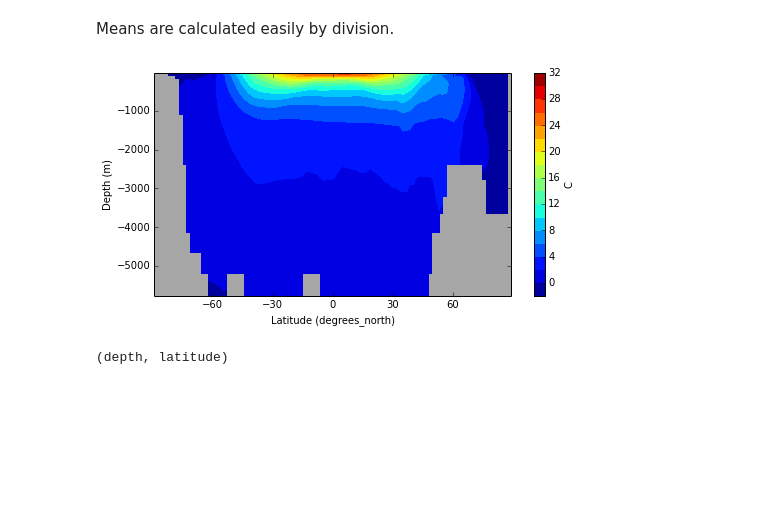
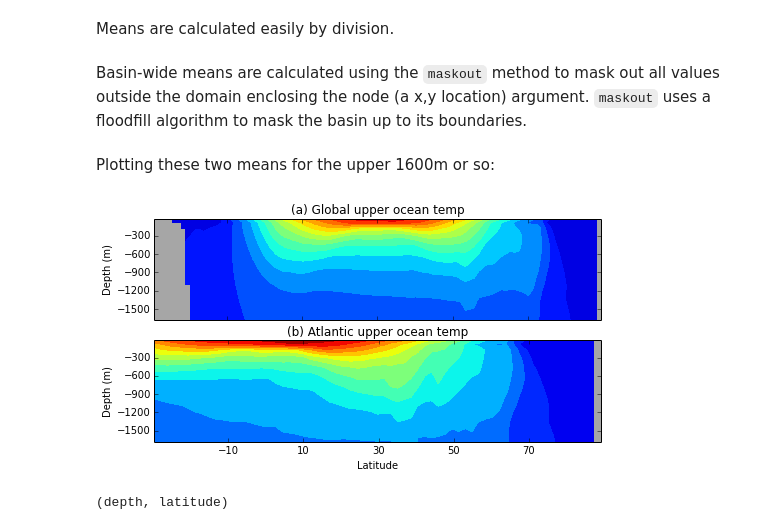
Before and after one commit to wsijp/spacegrids, a Jupyter notebook: Spacegrids.ipynb, the cells around one changed output. Saved outputs shown, nothing was run; the diff lists cells and outputs as text; code cells hidden in the pictures; blank space fills up the shorter version.

Commit message:
Created maskout and floodfill functionality. Updating documentation.

````diff
--- a/Spacegrids.ipynb
+++ b/Spacegrids.ipynb
@@ -244,14 +244,3 @@ P['DPO']['O_sal_sliced'].grid
 (latitude)
 # %% [markdown]
 Means are calculated easily by division.
-# %%
-# Determine zonal mean mT of TEMP.
-
-mTEMP = TEMP/X
-mTEMP2 = TEMP2/X
-
-sg.contourf(mTEMP,levels = range(-2,34,2)) # plot zonal mean
-clb =plt.colorbar(ticks = range(0,34,4))
-clb.set_label(TEMP.units)
-# %% [output]
-[figure, removed]
@@ -258,3 +251,47 @@ clb.set_label(TEMP.units)
+# %% [markdown]
+Basin-wide means are calculated using the ```maskout``` method to mask out all values outside the domain enclosing the node (a x,y location) argument. ```maskout``` uses a floodfill algorithm to mask the basin up to its boundaries.
+# %%
+# mask out the world ocean outside the Atlantic with NaN and take zonal mean.
+
+mTEMP_masked=(TEMP[Y,33:].maskout(node = (X,85,Y,30) ) )/X # node is a point in the Atlantic
+# %% [markdown]
+Plotting these two means for the upper 1600m or so:
+# %%
+
+# --- start figure ---
+
+lbl = ord('a')
+
+pan = 0
+
+height = 2
+width = 1
+
+rows = 2
+cols = 1
+
+
+ax = plt.subplot2grid((height, width), (int(np.floor(pan/cols)), pan%cols) )
+
+# use the sg wrapper for the contour function.
+cs= sg.contourf(mTEMP[Z,:10],linestyles='solid',showland=True); # slice only upper ocean
+plt.tick_params(axis='x',labelbottom='off')
+plt.xlabel('')
+plt.ylabel('Depth (m)')
+tle = plt.title('('+ chr(lbl) +') Global upper ocean temp ')
+
+lbl += 1
+pan += 1
+
+ax = plt.subplot2grid((height, width), (int(np.floor(pan/cols)), pan%cols) )
+
+cs= sg.contourf(mTEMP_masked[Z,:10],linestyles='solid',showland=True);  # slice only upper ocean
+
+# Overiding the xlabel assigned by sg:
+plt.xlabel('Latitude')
+tle = plt.title('('+ chr(lbl) +') Atlantic upper ocean temp ')
+# %% [output]
+[figure, added]
 # %%
 mTEMP.grid  # the dimensionality of the zonal mean is less
 # %% [output]
````
Also changed, not shown: parts of 2 cells of this notebook, 3 other files.
